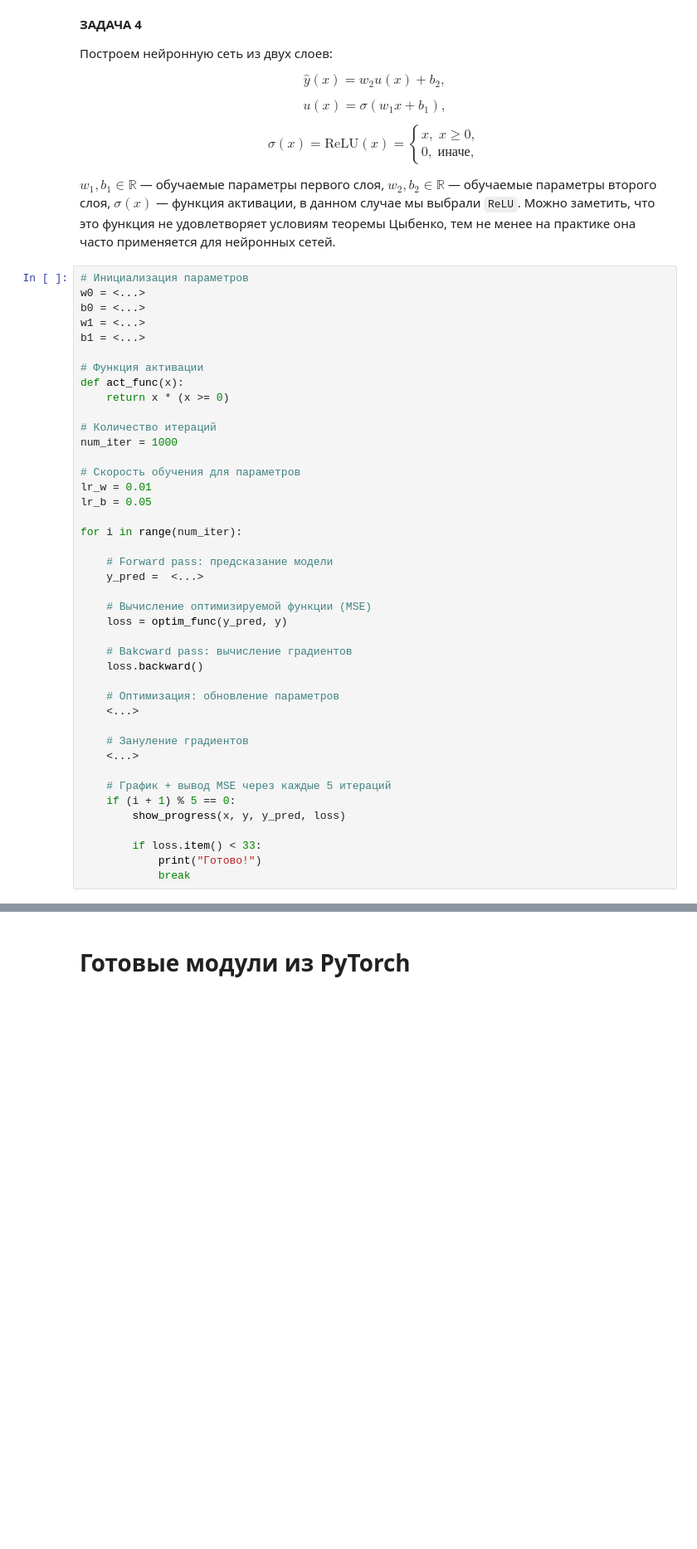
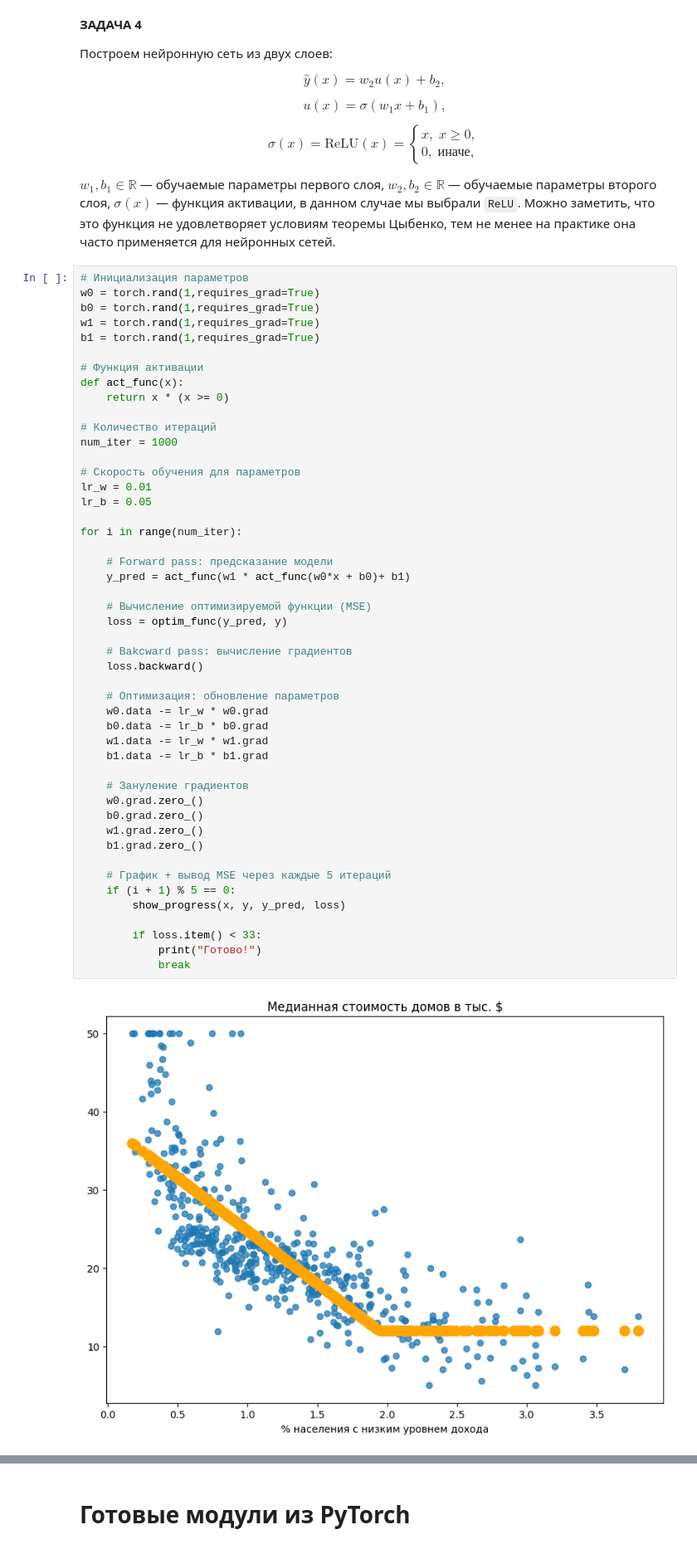
Before and after one commit to NMashalov/2023_OpenMipt_course, a Jupyter notebook: lesson1/seminar1.ipynb, the cells around one changed output, grey strips where cells are left out. Shown at 83% size. Saved outputs shown, nothing was run; the diff lists cells and outputs as text; blank space fills up the shorter version.

```diff
--- a/lesson1/seminar1.ipynb
+++ b/lesson1/seminar1.ipynb
@@ -522,43 +552,51 @@ $$\sigma(x) = \text{ReLU}(x) = \begin{equation*}\begin{cases}x, \; x \ge 0, \\ 0
 $w_1, b_1 \in \mathbb{R}$ &mdash; обучаемые параметры первого слоя, $w_2, b_2 \in \mathbb{R}$ &mdash; обучаемые параметры второго слоя, $\sigma(x)$ &mdash; функция активации, в данном случае мы выбрали `ReLU`. Можно заметить, что это функция не удовлетворяет условиям теоремы Цыбенко, тем не менее на практике она часто применяется для нейронных сетей.
 # %%
 # Инициализация параметров
-w0 = <...>
-b0 = <...>
-w1 = <...>
-b1 = <...>
+w0 = torch.rand(1,requires_grad=True)
+b0 = torch.rand(1,requires_grad=True)
+w1 = torch.rand(1,requires_grad=True)
+b1 = torch.rand(1,requires_grad=True)
 
 # Функция активации
 def act_func(x):
     return x * (x >= 0)
 
 # Количество итераций
 num_iter = 1000
 
 # Скорость обучения для параметров
 lr_w = 0.01
 lr_b = 0.05
 
 for i in range(num_iter):
 
     # Forward pass: предсказание модели
-    y_pred =  <...>
+    y_pred = act_func(w1 * act_func(w0*x + b0)+ b1)
 
     # Вычисление оптимизируемой функции (MSE)
     loss = optim_func(y_pred, y)
 
     # Bakcward pass: вычисление градиентов
     loss.backward()
 
     # Оптимизация: обновление параметров
-    <...>
+    w0.data -= lr_w * w0.grad
+    b0.data -= lr_b * b0.grad
+    w1.data -= lr_w * w1.grad
+    b1.data -= lr_b * b1.grad
 
     # Зануление градиентов
-    <...>
+    w0.grad.zero_()
+    b0.grad.zero_()
+    w1.grad.zero_()
+    b1.grad.zero_()
 
     # График + вывод MSE через каждые 5 итераций
     if (i + 1) % 5 == 0:
         show_progress(x, y, y_pred, loss)
 
         if loss.item() < 33:
             print("Готово!")
             break
+# %% [output]
+[figure, added]
```
Also changed, not shown: parts of 54 cells of this notebook.
